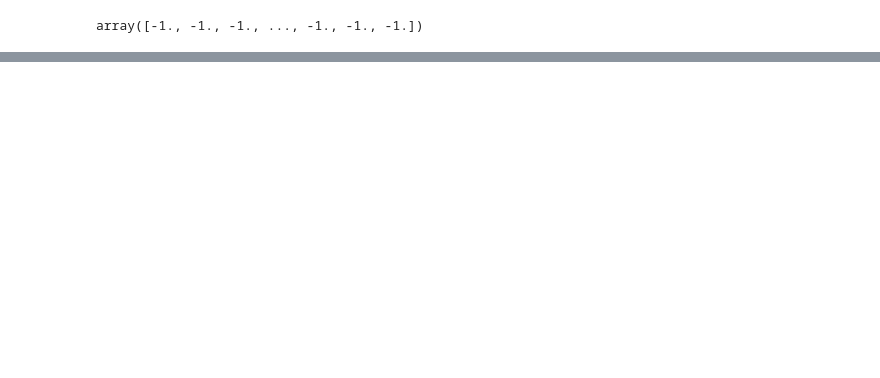
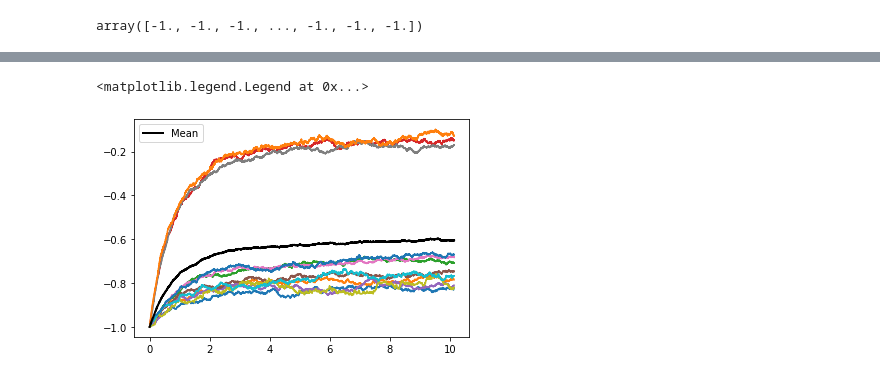
Before and after one commit to MGarrod1/unobserved_spin_influence, a Jupyter notebook: Figure_3_Pokec/Pokec_block_susceptibilities.ipynb, the cells around one changed output, grey strips where cells are left out. Drawn from its saved outputs; the diff is of its cells as text; code cells hidden in the pictures; blank space fills up the shorter version.

Commit message:
adding plots

```diff
--- a/Figure_3_Pokec/Pokec_block_susceptibilities.ipynb
+++ b/Figure_3_Pokec/Pokec_block_susceptibilities.ipynb
@@ -164,10 +164,17 @@ initial_state
 # %% [output]
 array([-1., -1., -1., ..., -1., -1., -1.])
 # %%
-T=50000
+T=300000
 block_level_mags = Run_MonteCarlo_Block(relab_graph ,groups_node_ids,T, beta_factor,beta_c, T_Burn=0,addition_control=None,sampling_method="Metropolis",initial_state=initial_state,full_graph_field=background_field)
 # %% [output]
 [interactive output not drawn]
-# %%
-for k in range(12) :
-    plt.plot(np.asarray(block_level_mags).T[k])
+# %%
+flips_per_spin=np.arange(0,T,1)/len(relab_graph)
+for k in range(12) :
+    plt.plot(flips_per_spin,np.asarray(block_level_mags).T[k])
+
+plt.plot(flips_per_spin,np.mean(np.asarray(block_level_mags),axis=1),'k',lw=2.0,label='Mean')
+plt.legend()
+# %% [output]
+<matplotlib.legend.Legend at 0x...>
+[figure, added]
```
Also changed, not shown: parts of 5 cells of this notebook.
